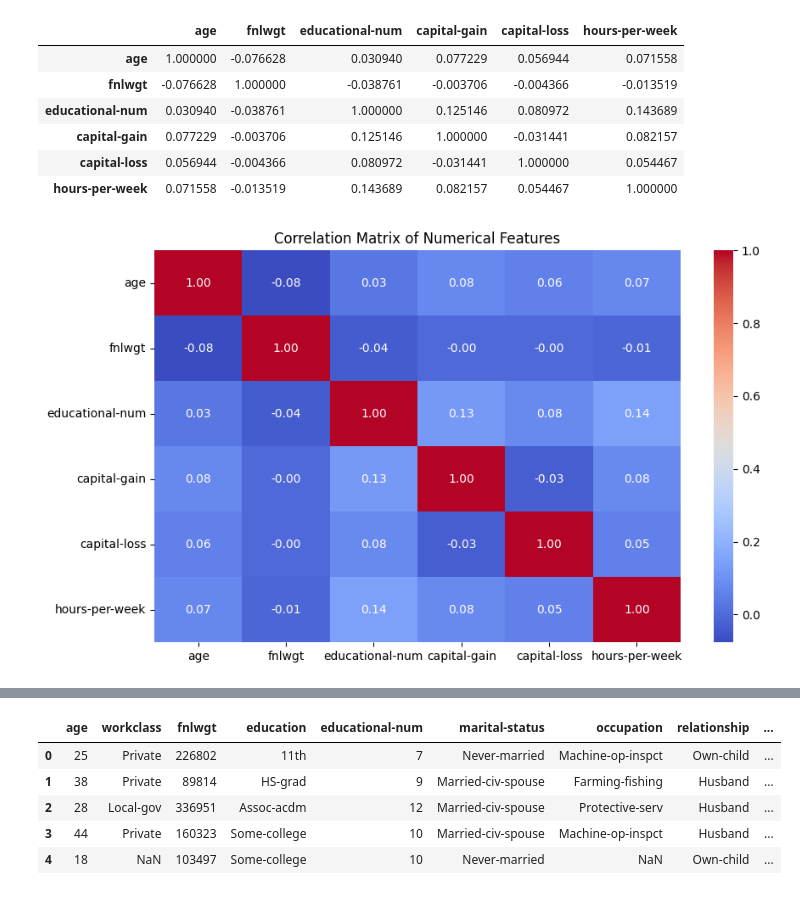
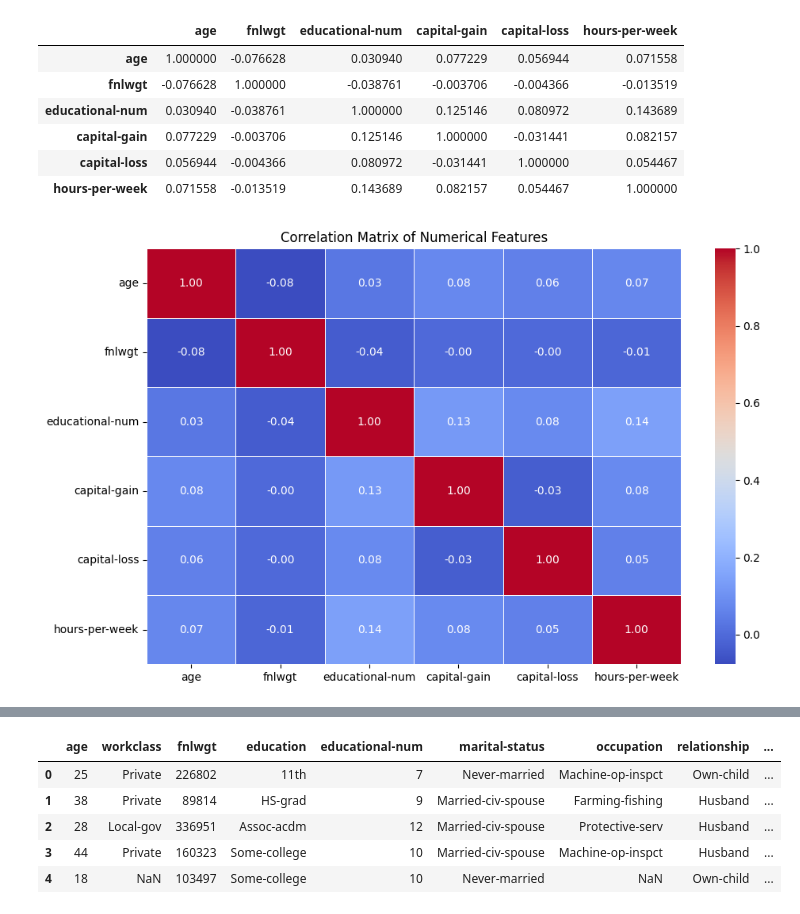
Before and after one commit to dantawalli/Adult-census-income-ML-project, a Jupyter notebook: notebooks/adult_income_classification.ipynb, the cells around one changed output, grey strips where cells are left out. Saved outputs shown, nothing was run; the diff lists cells and outputs as text; code cells hidden in the pictures.

```diff
--- a/notebooks/adult_income_classification.ipynb
+++ b/notebooks/adult_income_classification.ipynb
@@ -456,19 +672,25 @@ correlation_matrix
 | capital-loss | 0.056944 | -0.004366 | 0.080972 | -0.031441 | 1.000000 | 0.054467 |
 | hours-per-week | 0.071558 | -0.013519 | 0.143689 | 0.082157 | 0.054467 | 1.000000 |
 # %%
+# ============================================================
 # Visualize correlation matrix
+# ============================================================
+
 plt.figure(figsize=(10, 6))
 
 sns.heatmap(
     correlation_matrix,
     annot=True,
     cmap="coolwarm",
-    fmt=".2f"
+    fmt=".2f",
+    linewidths=0.5
 )
 
 plt.title("Correlation Matrix of Numerical Features")
 
+plt.tight_layout()
+
 plt.show()
 # %% [output]
-[figure, old version]
+[figure, new version]
 # %% [markdown]
```
Also changed, not shown: parts of 146 cells of this notebook, 4 other files.
